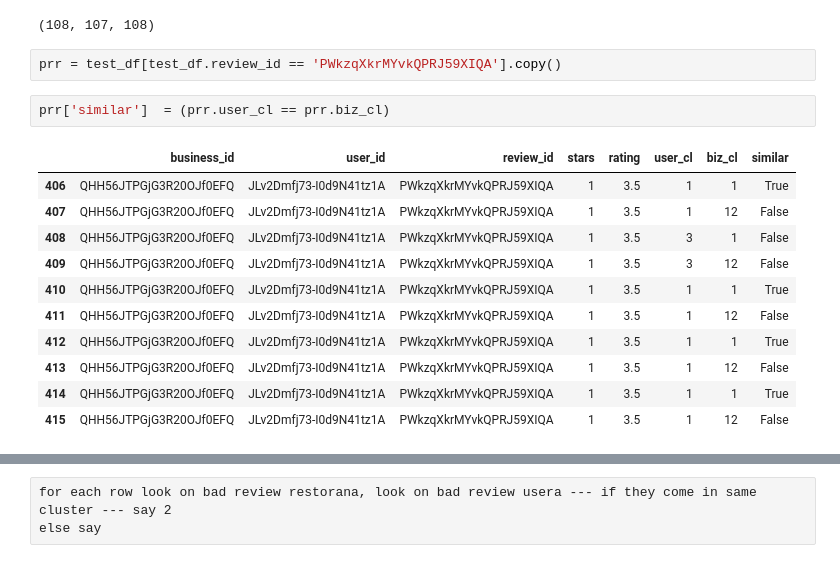
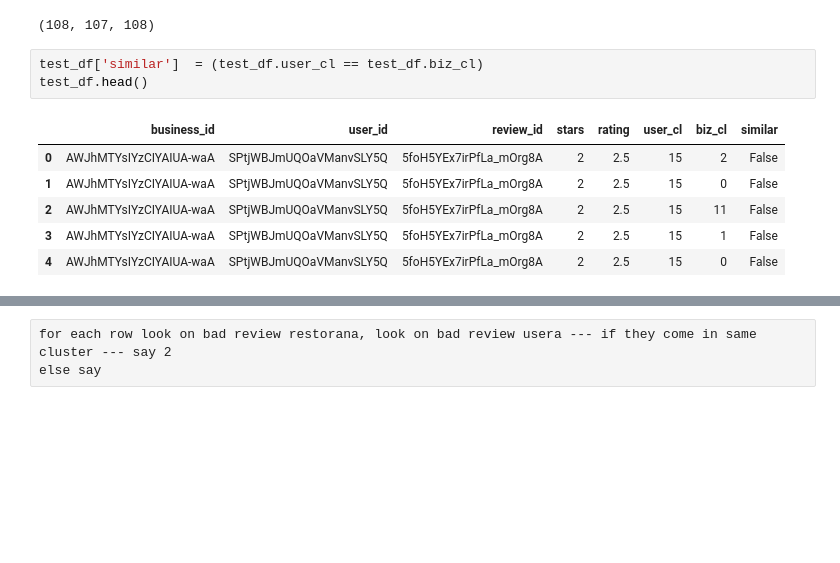
Before and after one commit to Myau5x/anti-recommender, a Jupyter notebook: Nlp_approach_ac.ipynb, the cells around one changed output, grey strips where cells are left out. Saved outputs shown, nothing was run; the diff lists cells and outputs as text; blank space fills up the shorter version.

```diff
--- a/Nlp_approach_ac.ipynb
+++ b/Nlp_approach_ac.ipynb
@@ -204,19 +214,13 @@ test_df =test_join.toPandas()
 len(test_df['user_id'].unique()), len(test_df['business_id'].unique()), len(test_df['review_id'].unique())
 # %% [output]
 (108, 107, 108)
-# %%
-prr = test_df[test_df.review_id == 'PWkzqXkrMYvkQPRJ59XIQA'].copy()
-# %%
-prr['similar']  = (prr.user_cl == prr.biz_cl)
-# %% [output]
-|  | business_id | user_id | review_id | stars | rating | user_cl | biz_cl | similar |
-| 406 | QHH56JTPGjG3R20OJf0EFQ | JLv2Dmfj73-I0d9N41tz1A | PWkzqXkrMYvkQPRJ59XIQA | 1 | 3.5 | 1 | 1 | True |
-| 407 | QHH56JTPGjG3R20OJf0EFQ | JLv2Dmfj73-I0d9N41tz1A | PWkzqXkrMYvkQPRJ59XIQA | 1 | 3.5 | 1 | 12 | False |
-| 408 | QHH56JTPGjG3R20OJf0EFQ | JLv2Dmfj73-I0d9N41tz1A | PWkzqXkrMYvkQPRJ59XIQA | 1 | 3.5 | 3 | 1 | False |
-| 409 | QHH56JTPGjG3R20OJf0EFQ | JLv2Dmfj73-I0d9N41tz1A | PWkzqXkrMYvkQPRJ59XIQA | 1 | 3.5 | 3 | 12 | False |
-| 410 | QHH56JTPGjG3R20OJf0EFQ | JLv2Dmfj73-I0d9N41tz1A | PWkzqXkrMYvkQPRJ59XIQA | 1 | 3.5 | 1 | 1 | True |
-| 411 | QHH56JTPGjG3R20OJf0EFQ | JLv2Dmfj73-I0d9N41tz1A | PWkzqXkrMYvkQPRJ59XIQA | 1 | 3.5 | 1 | 12 | False |
-| 412 | QHH56JTPGjG3R20OJf0EFQ | JLv2Dmfj73-I0d9N41tz1A | PWkzqXkrMYvkQPRJ59XIQA | 1 | 3.5 | 1 | 1 | True |
-| 413 | QHH56JTPGjG3R20OJf0EFQ | JLv2Dmfj73-I0d9N41tz1A | PWkzqXkrMYvkQPRJ59XIQA | 1 | 3.5 | 1 | 12 | False |
-| 414 | QHH56JTPGjG3R20OJf0EFQ | JLv2Dmfj73-I0d9N41tz1A | PWkzqXkrMYvkQPRJ59XIQA | 1 | 3.5 | 1 | 1 | True |
-| 415 | QHH56JTPGjG3R20OJf0EFQ | JLv2Dmfj73-I0d9N41tz1A | PWkzqXkrMYvkQPRJ59XIQA | 1 | 3.5 | 1 | 12 | False |
+# %%
+test_df['similar']  = (test_df.user_cl == test_df.biz_cl)
+test_df.head()
+# %% [output]
+|  | business_id | user_id | review_id | stars | rating | user_cl | biz_cl | similar |
+| 0 | AWJhMTYsIYzCIYAIUA-waA | SPtjWBJmUQOaVManvSLY5Q | 5foH5YEx7irPfLa_mOrg8A | 2 | 2.5 | 15 | 2 | False |
+| 1 | AWJhMTYsIYzCIYAIUA-waA | SPtjWBJmUQOaVManvSLY5Q | 5foH5YEx7irPfLa_mOrg8A | 2 | 2.5 | 15 | 0 | False |
+| 2 | AWJhMTYsIYzCIYAIUA-waA | SPtjWBJmUQOaVManvSLY5Q | 5foH5YEx7irPfLa_mOrg8A | 2 | 2.5 | 15 | 11 | False |
+| 3 | AWJhMTYsIYzCIYAIUA-waA | SPtjWBJmUQOaVManvSLY5Q | 5foH5YEx7irPfLa_mOrg8A | 2 | 2.5 | 15 | 1 | False |
+| 4 | AWJhMTYsIYzCIYAIUA-waA | SPtjWBJmUQOaVManvSLY5Q | 5foH5YEx7irPfLa_mOrg8A | 2 | 2.5 | 15 | 0 | False |
```
Also changed, not shown: parts of 22 cells of this notebook, 3 other files.
